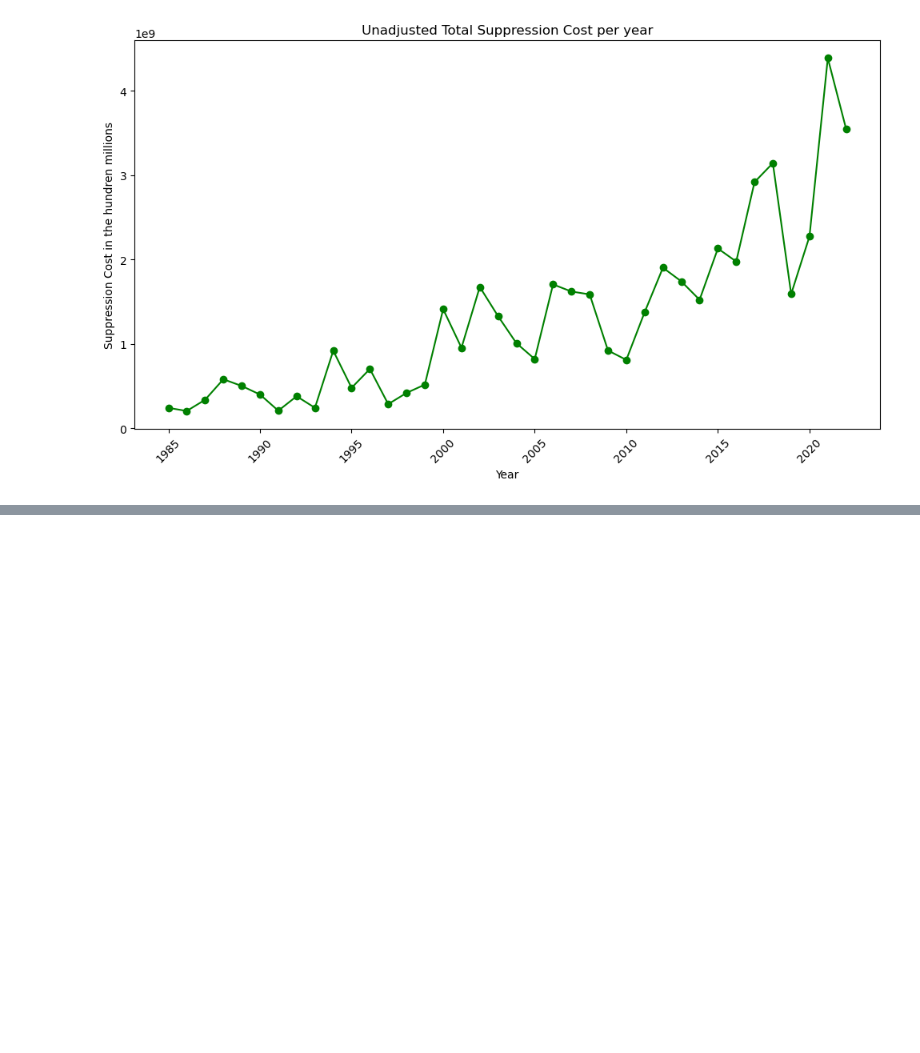
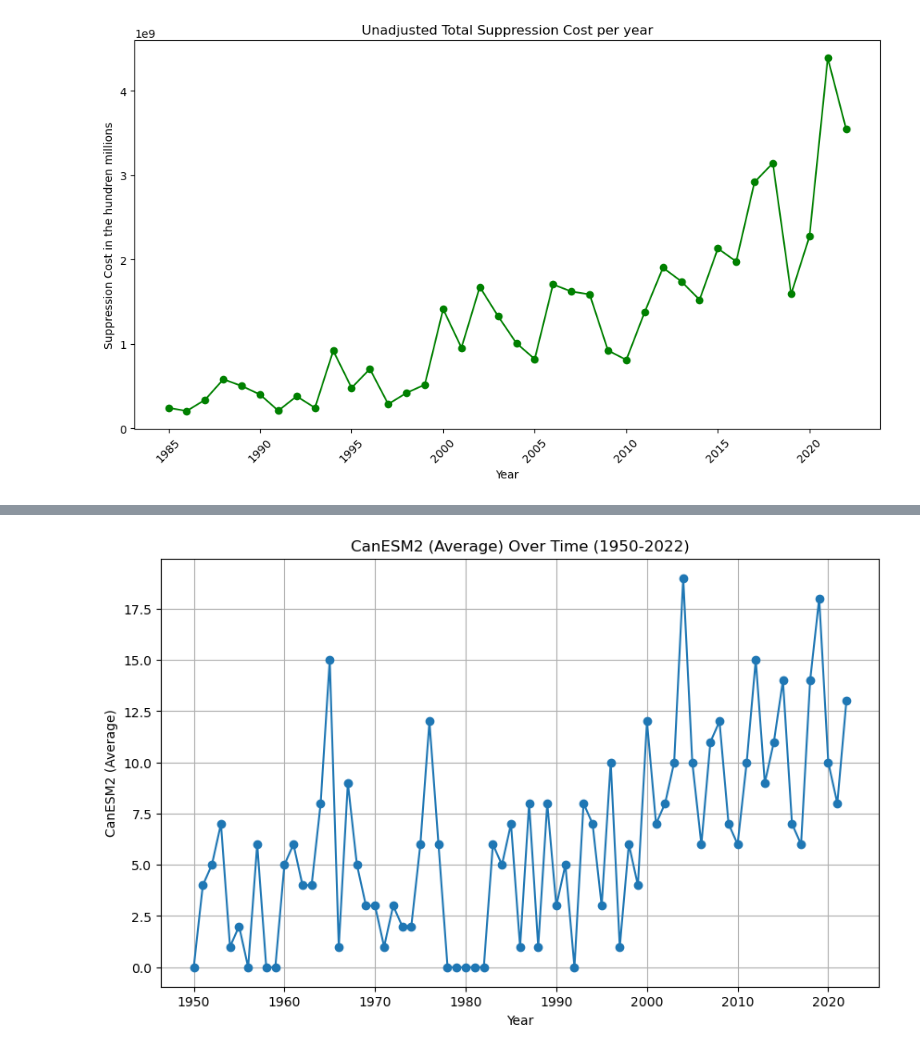
Before and after one commit to KoBlades/Team-9-Heatwaves, a Jupyter notebook: Wildfire Data/Wildfire Data Cleaning.ipynb, the cells around one changed output, grey strips where cells are left out. Cells and saved outputs as stored; diff of their text form; code cells hidden in the pictures; blank space fills up the shorter version.

```diff
--- a/Wildfire Data/Wildfire Data Cleaning.ipynb
+++ b/Wildfire Data/Wildfire Data Cleaning.ipynb
@@ -428,0 +472,6 @@ plt.show()
+# %%
+# Skip the first 8 rows and load the relevant data from line 9 onwards
+df = pd.read_csv("heatwave_data_nevada.csv", skiprows=8)
+
+# Display the first few rows of the relevant data
+df
@@ -428,0 +492,6 @@ plt.show()
+# %%
+# Filter rows where the "Year" is between 1950 and 2022
+df_filtered = df[(df['year'] >= 1950) & (df['year'] <= 2022)]
+
+# Display the filtered data
+df_filtered
@@ -428,0 +526,3 @@ plt.show()
+# %%
+# Fill NaN values with 0
+df_cleaned = df_filtered.fillna(0)
@@ -428,0 +555,17 @@ plt.show()
+# %%
+import matplotlib.pyplot as plt
+
+# Plot the line graph
+plt.figure(figsize=(10, 6))  # Set the figure size
+plt.plot(df_cleaned['year'], df_cleaned['CanESM2 (Average)'], marker='o')
+
+# Add labels and title
+plt.xlabel('Year')
+plt.ylabel('CanESM2 (Average)')
+plt.title('CanESM2 (Average) Over Time (1950-2022)')
+
+# Display the graph
+plt.grid(True)
+plt.show()
+# %% [output]
+[figure, added]
```
Also changed, not shown: parts of 15 cells of this notebook, 20 other files.
